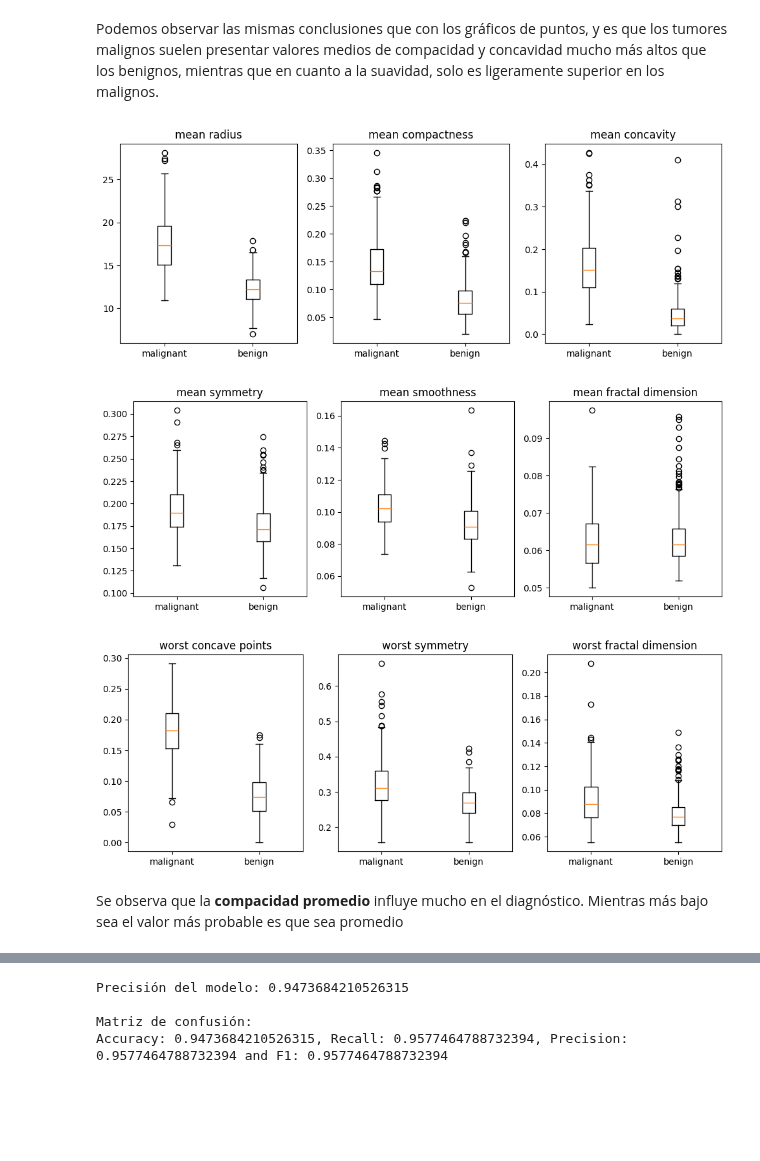
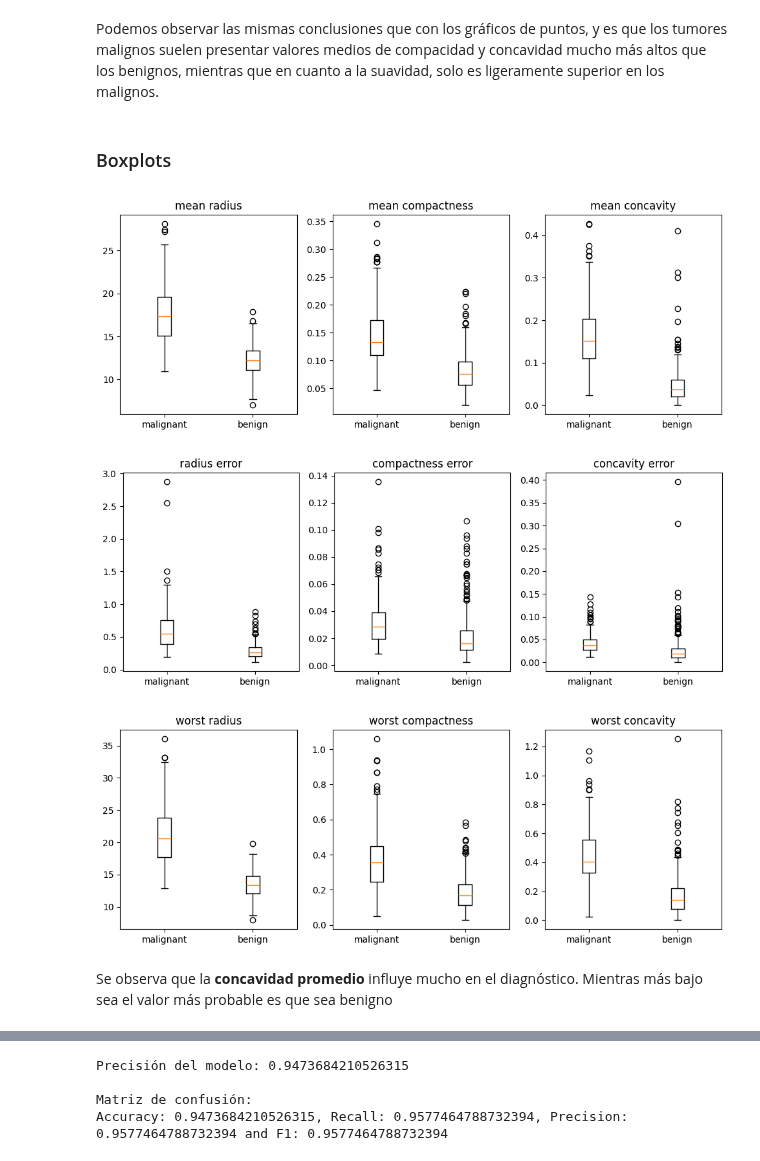
Before and after one commit to carlosgg0/practicas-aprendizaje, a Jupyter notebook: practica1/main.ipynb, the cells around one changed output, grey strips where cells are left out. Cells and saved outputs as stored; diff of their text form; code cells hidden in the pictures; blank space fills up the shorter version.

```diff
--- a/practica1/main.ipynb
+++ b/practica1/main.ipynb
@@ -182,31 +186,35 @@ plt.show()
 [figure]
 # %% [markdown]
 Podemos observar las mismas conclusiones que con los gráficos de puntos, y es que los tumores malignos suelen presentar valores medios de compacidad y concavidad mucho más altos que los benignos, mientras que en cuanto a la suavidad, solo es ligeramente superior en los malignos.
+# %% [markdown]
+### Boxplots
 # %%
-# Boxplots de mean radius, mean compactness, mean concavity
+# Boxplots de diferentes atributos
 
 d = [df[df["target"] == i] for i in range(2)]
 
-def box_plots(attr, data):
+# La siguiente función recibe listas de atributos de longitud = 3
+# y grafica sus respectivos boxplots
+def box_plots(attr, data = d):
     fig, axs = plt.subplots(1, 3, figsize=(12, 4))
     for i, a in enumerate(attr):
         axs[i].set_title(a)
         axs[i].boxplot([data[0][a], data[1][a]], tick_labels=breast_cancer.target_names)
 
     plt.show()
 
 attr = ["mean radius", "mean compactness", "mean concavity"] #"mean symmetry", "mean smoothness"]
-box_plots(attr, d)
+box_plots(attr)
 
-attr = ["mean symmetry", "mean smoothness", "mean fractal dimension"]
-box_plots(attr, d)
+attr = ["radius error", "compactness error", "concavity error"]
+box_plots(attr)
 
-attr = ['worst concave points', 'worst symmetry', 'worst fractal dimension']
-box_plots(attr, d)
+attr = ["worst radius", "worst compactness", "worst concavity"]
+box_plots(attr)
 # %% [output]
 [figure]
-[figure, old version]
+[figure, new version]
-[figure, old version]
+[figure, new version]
 # %% [markdown]
-Se observa que la **compacidad promedio** influye mucho en el diagnóstico. Mientras más bajo sea el valor más probable es que sea promedio
+Se observa que la **concavidad promedio** influye mucho en el diagnóstico. Mientras más bajo sea el valor más probable es que sea benigno
 # %% [markdown]
```
Also changed, not shown: parts of 21 cells of this notebook.
